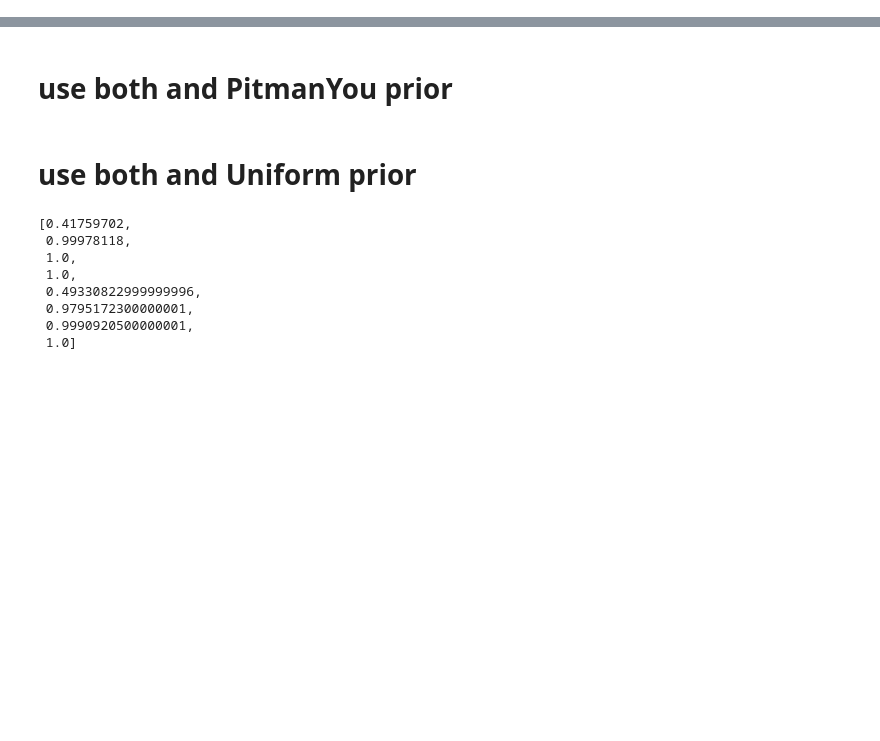
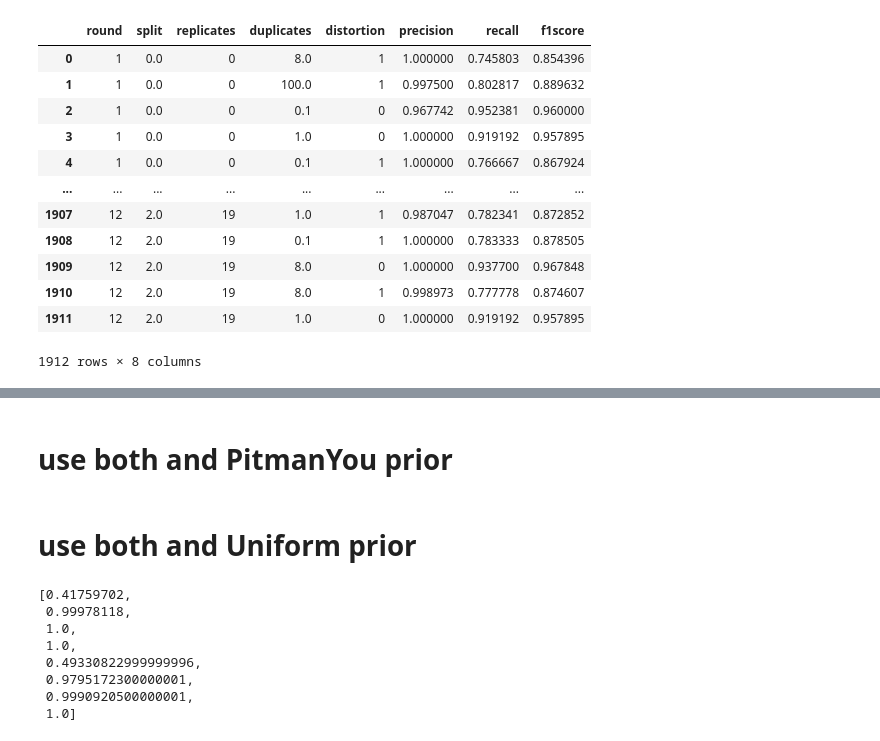
Before and after one commit to Emily0630/exchanger_data_collector, a Jupyter notebook: test.ipynb, the cells around one changed output, grey strips where cells are left out. Drawn from its saved outputs; the diff is of its cells as text; code cells hidden in the pictures; blank space fills up the shorter version.

```diff
--- a/test.ipynb
+++ b/test.ipynb
@@ -26,0 +34,29 @@ df.replace('NaN', np.nan, inplace=True)
+# %%
+# Remove "_" from the 'replicates' column and convert to numeric if possible
+data_filled['replicates'] = data_filled['replicates'].astype(str).str.replace("_", "")
+data_filled['replicates'] = pd.to_numeric(data_filled['replicates'], errors='coerce').fillna(0)
+
+# Make 'round' and 'split' values positive
+data_filled['round'] = data_filled['round'].abs()
+data_filled['split'] = data_filled['split'].abs()
+
+
+# Rename columns 'm1', 'm2', 'm3' to 'precision', 'recall', 'f1score'
+data_renamed = data_filled.rename(columns={'m1': 'precision', 'm2': 'recall', 'm3': 'f1score'})
+
+# Display the first few rows to confirm the column names have been updated
+data_renamed
+# %% [output]
+|  | round | split | replicates | duplicates | distortion | precision | recall | f1score |
+| 0 | 1 | 0.0 | 0 | 8.0 | 1 | 1.000000 | 0.745803 | 0.854396 |
+| 1 | 1 | 0.0 | 0 | 100.0 | 1 | 0.997500 | 0.802817 | 0.889632 |
+| 2 | 1 | 0.0 | 0 | 0.1 | 0 | 0.967742 | 0.952381 | 0.960000 |
+| 3 | 1 | 0.0 | 0 | 1.0 | 0 | 1.000000 | 0.919192 | 0.957895 |
+| 4 | 1 | 0.0 | 0 | 0.1 | 1 | 1.000000 | 0.766667 | 0.867924 |
+| ... | ... | ... | ... | ... | ... | ... | ... | ... |
+| 1907 | 12 | 2.0 | 19 | 1.0 | 1 | 0.987047 | 0.782341 | 0.872852 |
+| 1908 | 12 | 2.0 | 19 | 0.1 | 1 | 1.000000 | 0.783333 | 0.878505 |
+| 1909 | 12 | 2.0 | 19 | 8.0 | 0 | 1.000000 | 0.937700 | 0.967848 |
+| 1910 | 12 | 2.0 | 19 | 8.0 | 1 | 0.998973 | 0.777778 | 0.874607 |
+| 1911 | 12 | 2.0 | 19 | 1.0 | 0 | 1.000000 | 0.919192 | 0.957895 |
+1912 rows × 8 columns
```
Also changed, not shown: parts of 8 cells of this notebook, 1 other file.
